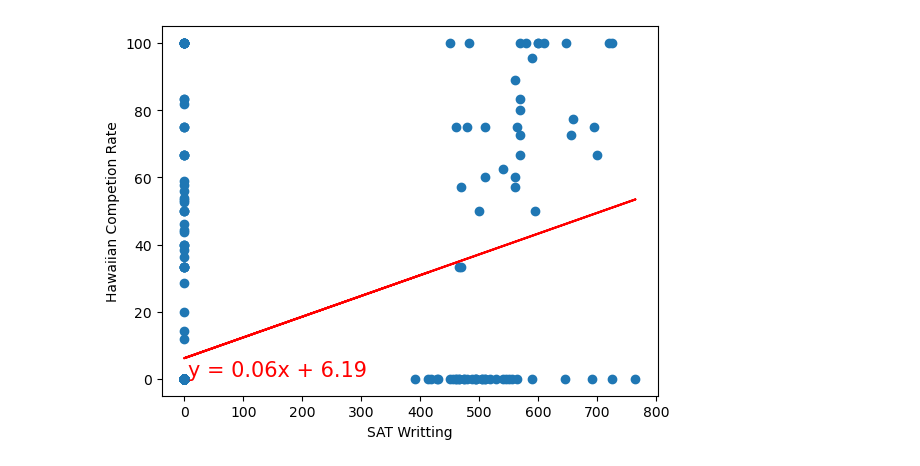
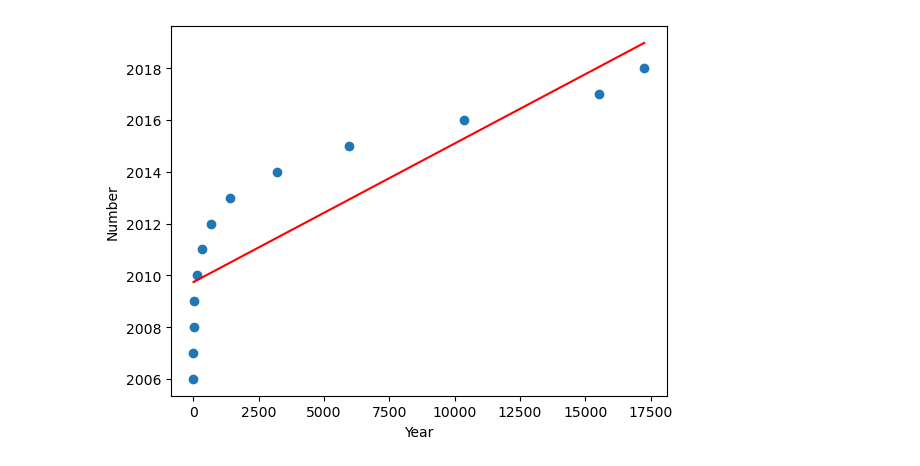
Before and after one commit to Mufasa98/SAT, a Jupyter notebook: Graphs.ipynb, the cells around one changed output. Drawn from its saved outputs; the diff is of its cells as text; code cells hidden in the pictures.

```diff
--- a/Graphs.ipynb
+++ b/Graphs.ipynb
@@ -167,0 +264,12 @@ plt.show()
+# %%
+# Generate a scatter plot of year versus number of petrol-electric cars
+x_values = vehicle_data.loc[(vehicle_data['type'] == 'Cars') &
+                            (vehicle_data['engine'] == 'Petrol-Electric'),
+                             'number']
+y_values = vehicle_data.loc[(vehicle_data['type'] == 'Cars') &
+                            (vehicle_data['engine'] == 'Petrol-Electric'),
+                             'year']
+plt.scatter(x_values,y_values)
+plt.xlabel('Year')
+plt.ylabel('Number')
+plt.show()
@@ -168,15 +278,18 @@ plt.show()
 # %%
-x_values = Data_clean['SAT Writing Midpoint']
-y_values = Data_clean['Completion Rate 4 year (Hawaian/Pacific Islander)']
-(slope, intercept, rvalue, pvalue, stderr) = linregress(x_values, y_values)
+# Perform a linear regression on year versus petrol-electric cars
+# Create equation of line to calculate predicted number of petrol-electric cars
+# Plot the linear model on top of scatter plot
+
+(slope, intercept, rvalue, pvalue, stderr) = stats.linregress(x_values, y_values)
 regress_values = x_values * slope + intercept
 line_eq = "y = " + str(round(slope,2)) + "x + " + str(round(intercept,2))
+
 plt.scatter(x_values,y_values)
 plt.plot(x_values,regress_values,"r-")
 plt.annotate(line_eq,(5.8,0.8),fontsize=15,color="red")
-plt.xlabel('SAT Writting')
-plt.ylabel('Hawaiian Competion Rate')
+plt.xlabel('Year')
+plt.ylabel('Number')
 plt.show()
 # %% [output]
-[figure, old version]
+[figure, new version]
 # %%
```
Also changed, not shown: parts of 28 cells of this notebook, 5 other files.
